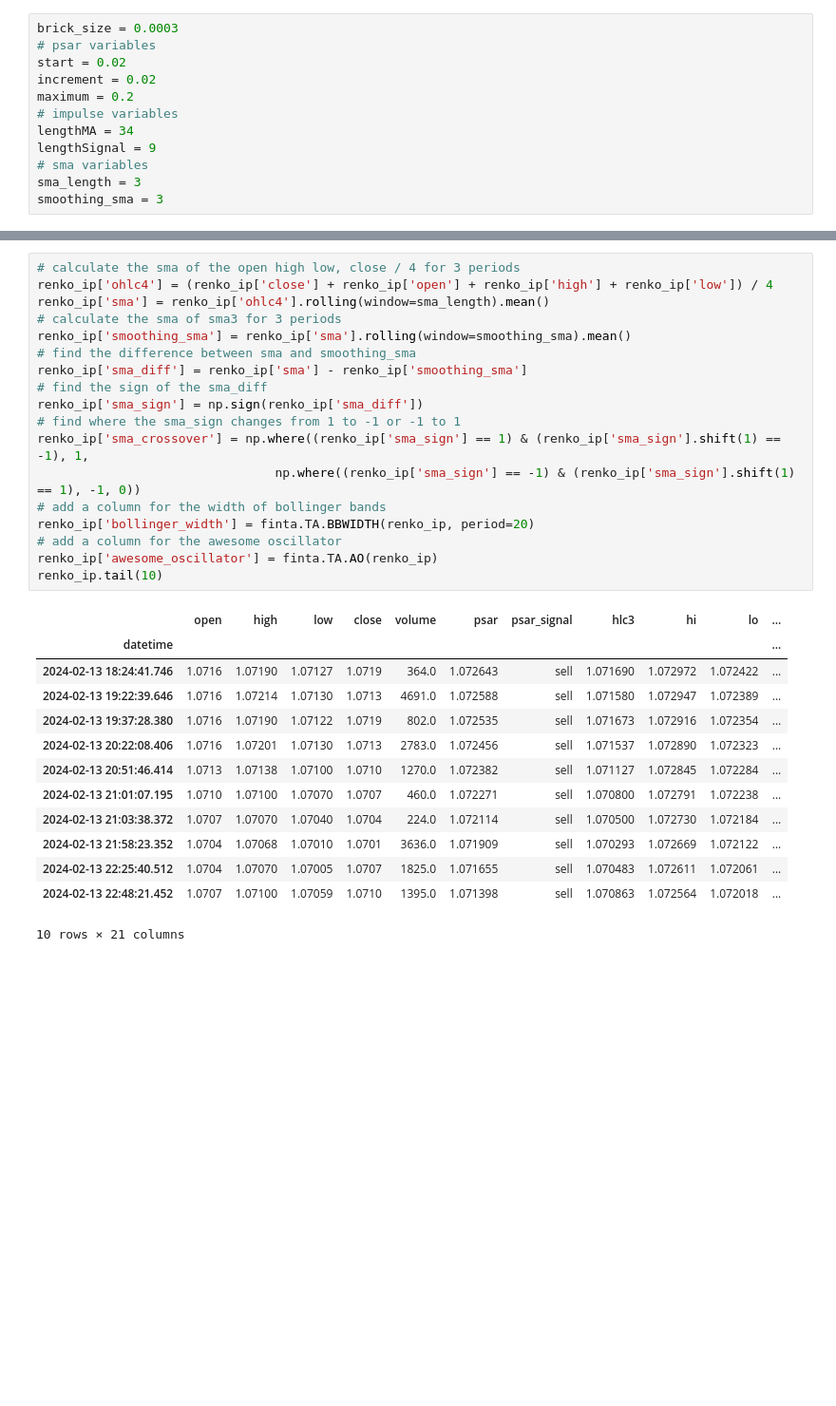
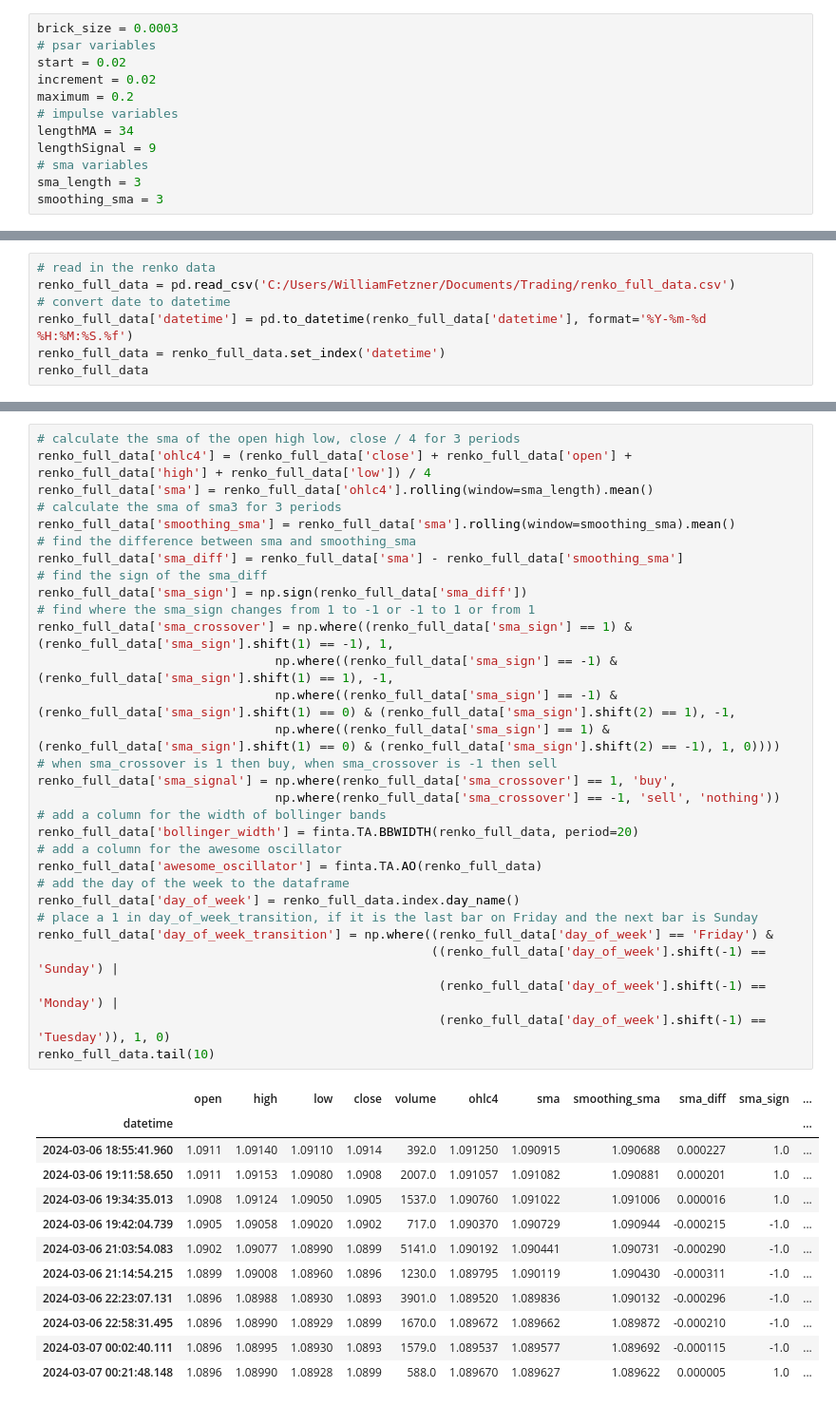
Before and after one commit to lilfetz22/FinRL-Meta, a Jupyter notebook: meta/env_fx_trading/reinf_learning.ipynb, the cells around one changed output, grey strips where cells are left out. Shown at 95% size. Drawn from its saved outputs; the diff is of its cells as text; blank space fills up the shorter version.

Commit message:
added column for day and symbol

```diff
--- a/meta/env_fx_trading/reinf_learning.ipynb
+++ b/meta/env_fx_trading/reinf_learning.ipynb
@@ -86,0 +32,7 @@ renko_ip = fx.calc_impulse_macd(renko_full_data_psar_added, lengthMA, lengthSign
+# %%
+# read in the renko data
+renko_full_data = pd.read_csv('C:/Users/WilliamFetzner/Documents/Trading/renko_full_data.csv')
+# convert date to datetime
+renko_full_data['datetime'] = pd.to_datetime(renko_full_data['datetime'], format='%Y-%m-%d %H:%M:%S.%f')
+renko_full_data = renko_full_data.set_index('datetime')
+renko_full_data
@@ -87,32 +54,43 @@ renko_ip = fx.calc_impulse_macd(renko_full_data_psar_added, lengthMA, lengthSign
 # %%
 # calculate the sma of the open high low, close / 4 for 3 periods
-renko_ip['ohlc4'] = (renko_ip['close'] + renko_ip['open'] + renko_ip['high'] + renko_ip['low']) / 4
-renko_ip['sma'] = renko_ip['ohlc4'].rolling(window=sma_length).mean()
+renko_full_data['ohlc4'] = (renko_full_data['close'] + renko_full_data['open'] + renko_full_data['high'] + renko_full_data['low']) / 4
+renko_full_data['sma'] = renko_full_data['ohlc4'].rolling(window=sma_length).mean()
 # calculate the sma of sma3 for 3 periods
-renko_ip['smoothing_sma'] = renko_ip['sma'].rolling(window=smoothing_sma).mean()
+renko_full_data['smoothing_sma'] = renko_full_data['sma'].rolling(window=smoothing_sma).mean()
 # find the difference between sma and smoothing_sma
-renko_ip['sma_diff'] = renko_ip['sma'] - renko_ip['smoothing_sma']
+renko_full_data['sma_diff'] = renko_full_data['sma'] - renko_full_data['smoothing_sma']
 # find the sign of the sma_diff
-renko_ip['sma_sign'] = np.sign(renko_ip['sma_diff'])
-# find where the sma_sign changes from 1 to -1 or -1 to 1
-renko_ip['sma_crossover'] = np.where((renko_ip['sma_sign'] == 1) & (renko_ip['sma_sign'].shift(1) == -1), 1,
-                                np.where((renko_ip['sma_sign'] == -1) & (renko_ip['sma_sign'].shift(1) == 1), -1, 0))
+renko_full_data['sma_sign'] = np.sign(renko_full_data['sma_diff'])
+# find where the sma_sign changes from 1 to -1 or -1 to 1 or from 1
+renko_full_data['sma_crossover'] = np.where((renko_full_data['sma_sign'] == 1) & (renko_full_data['sma_sign'].shift(1) == -1), 1,
+                                np.where((renko_full_data['sma_sign'] == -1) & (renko_full_data['sma_sign'].shift(1) == 1), -1,
+                                np.where((renko_full_data['sma_sign'] == -1) & (renko_full_data['sma_sign'].shift(1) == 0) & (renko_full_data['sma_sign'].shift(2) == 1), -1,
+                                np.where((renko_full_data['sma_sign'] == 1) & (renko_full_data['sma_sign'].shift(1) == 0) & (renko_full_data['sma_sign'].shift(2) == -1), 1, 0))))
+# when sma_crossover is 1 then buy, when sma_crossover is -1 then sell
+renko_full_data['sma_signal'] = np.where(renko_full_data['sma_crossover'] == 1, 'buy',
+                                np.where(renko_full_data['sma_crossover'] == -1, 'sell', 'nothing'))
 # add a column for the width of bollinger bands
-renko_ip['bollinger_width'] = finta.TA.BBWIDTH(renko_ip, period=20)
+renko_full_data['bollinger_width'] = finta.TA.BBWIDTH(renko_full_data, period=20)
 # add a column for the awesome oscillator
-renko_ip['awesome_oscillator'] = finta.TA.AO(renko_ip)
-renko_ip.tail(10)
+renko_full_data['awesome_oscillator'] = finta.TA.AO(renko_full_data)
+# add the day of the week to the dataframe
+renko_full_data['day_of_week'] = renko_full_data.index.day_name()
+# place a 1 in day_of_week_transition, if it is the last bar on Friday and the next bar is Sunday
+renko_full_data['day_of_week_transition'] = np.where((renko_full_data['day_of_week'] == 'Friday') &
+                                                     ((renko_full_data['day_of_week'].shift(-1) == 'Sunday') |
+                                                      (renko_full_data['day_of_week'].shift(-1) == 'Monday') |
+                                                      (renko_full_data['day_of_week'].shift(-1) == 'Tuesday')), 1, 0)
+renko_full_data.tail(10)
 # %% [output]
-|  | open | high | low | close | volume | psar | psar_signal | hlc3 | hi | lo | ... |
+|  | open | high | low | close | volume | ohlc4 | sma | smoothing_sma | sma_diff | sma_sign | ... |
 | datetime |  |  |  |  |  |  |  |  |  |  | ... |
-| 2024-02-13 18:24:41.746 | 1.0716 | 1.07190 | 1.07127 | 1.0719 | 364.0 | 1.072643 | sell | 1.071690 | 1.072972 | 1.072422 | ... |
-| 2024-02-13 19:22:39.646 | 1.0716 | 1.07214 | 1.07130 | 1.0713 | 4691.0 | 1.072588 | sell | 1.071580 | 1.072947 | 1.072389 | ... |
-| 2024-02-13 19:37:28.380 | 1.0716 | 1.07190 | 1.07122 | 1.0719 | 802.0 | 1.072535 | sell | 1.071673 | 1.072916 | 1.072354 | ... |
-| 2024-02-13 20:22:08.406 | 1.0716 | 1.07201 | 1.07130 | 1.0713 | 2783.0 | 1.072456 | sell | 1.071537 | 1.072890 | 1.072323 | ... |
-| 2024-02-13 20:51:46.414 | 1.0713 | 1.07138 | 1.07100 | 1.0710 | 1270.0 | 1.072382 | sell | 1.071127 | 1.072845 | 1.072284 | ... |
-| 2024-02-13 21:01:07.195 | 1.0710 | 1.07100 | 1.07070 | 1.0707 | 460.0 | 1.072271 | sell | 1.070800 | 1.072791 | 1.072238 | ... |
-| 2024-02-13 21:03:38.372 | 1.0707 | 1.07070 | 1.07040 | 1.0704 | 224.0 | 1.072114 | sell | 1.070500 | 1.072730 | 1.072184 | ... |
-| 2024-02-13 21:58:23.352 | 1.0704 | 1.07068 | 1.07010 | 1.0701 | 3636.0 | 1.071909 | sell | 1.070293 | 1.072669 | 1.072122 | ... |
-| 2024-02-13 22:25:40.512 | 1.0704 | 1.07070 | 1.07005 | 1.0707 | 1825.0 | 1.071655 | sell | 1.070483 | 1.072611 | 1.072061 | ... |
-| 2024-02-13 22:48:21.452 | 1.0707 | 1.07100 | 1.07059 | 1.0710 | 1395.0 | 1.071398 | sell | 1.070863 | 1.072564 | 1.072018 | ... |
+| 2024-03-06 18:55:41.960 | 1.0911 | 1.09140 | 1.09110 | 1.0914 | 392.0 | 1.091250 | 1.090915 | 1.090688 | 0.000227 | 1.0 | ... |
+| 2024-03-06 19:11:58.650 | 1.0911 | 1.09153 | 1.09080 | 1.0908 | 2007.0 | 1.091057 | 1.091082 | 1.090881 | 0.000201 | 1.0 | ... |
+| 2024-03-06 19:34:35.013 | 1.0908 | 1.09124 | 1.09050 | 1.0905 | 1537.0 | 1.090760 | 1.091022 | 1.091006 | 0.000016 | 1.0 | ... |
+| 2024-03-06 19:42:04.739 | 1.0905 | 1.09058 | 1.09020 | 1.0902 | 717.0 | 1.090370 | 1.090729 | 1.090944 | -0.000215 | -1.0 | ... |
+| 2024-03-06 21:03:54.083 | 1.0902 | 1.09077 | 1.08990 | 1.0899 | 5141.0 | 1.090192 | 1.090441 | 1.090731 | -0.000290 | -1.0 | ... |
+| 2024-03-06 21:14:54.215 | 1.0899 | 1.09008 | 1.08960 | 1.0896 | 1230.0 | 1.089795 | 1.090119 | 1.090430 | -0.000311 | -1.0 | ... |
+| 2024-03-06 22:23:07.131 | 1.0896 | 1.08988 | 1.08930 | 1.0893 | 3901.0 | 1.089520 | 1.089836 | 1.090132 | -0.000296 | -1.0 | ... |
+| 2024-03-06 22:58:31.495 | 1.0896 | 1.08990 | 1.08929 | 1.0899 | 1670.0 | 1.089672 | 1.089662 | 1.089872 | -0.000210 | -1.0 | ... |
+| 2024-03-07 00:02:40.111 | 1.0896 | 1.08995 | 1.08930 | 1.0893 | 1579.0 | 1.089537 | 1.089577 | 1.089692 | -0.000115 | -1.0 | ... |
+| 2024-03-07 00:21:48.148 | 1.0896 | 1.08990 | 1.08928 | 1.0899 | 588.0 | 1.089670 | 1.089627 | 1.089622 | 0.000005 | 1.0 | ... |
-10 rows × 21 columns
```
Also changed, not shown: parts of 14 cells of this notebook.
